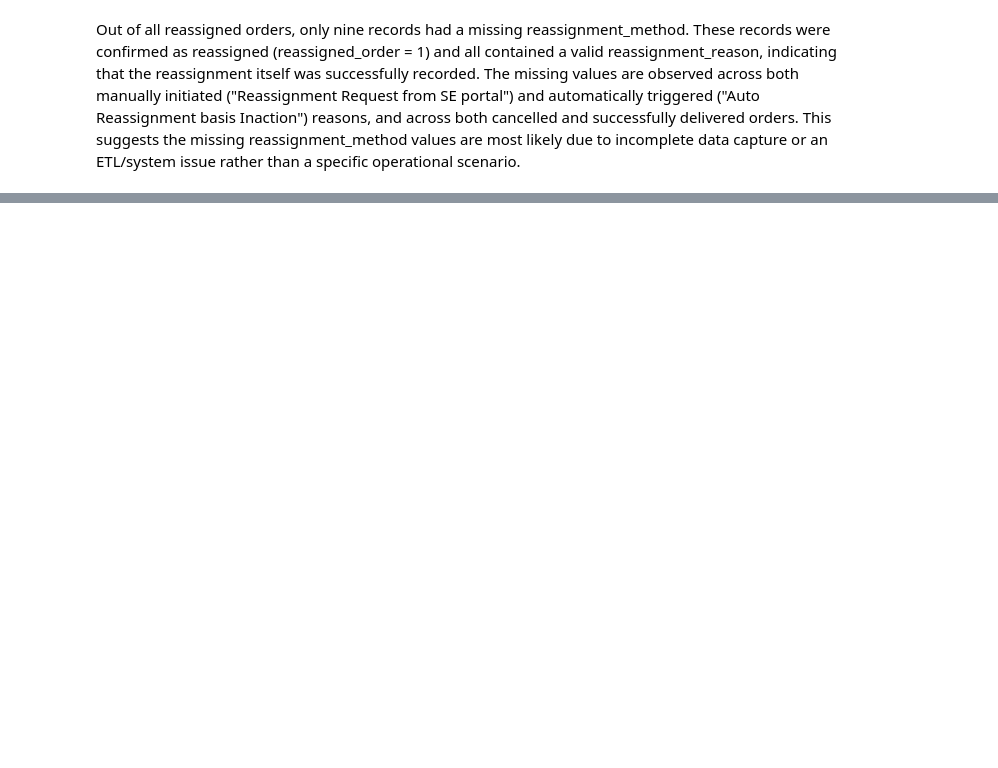
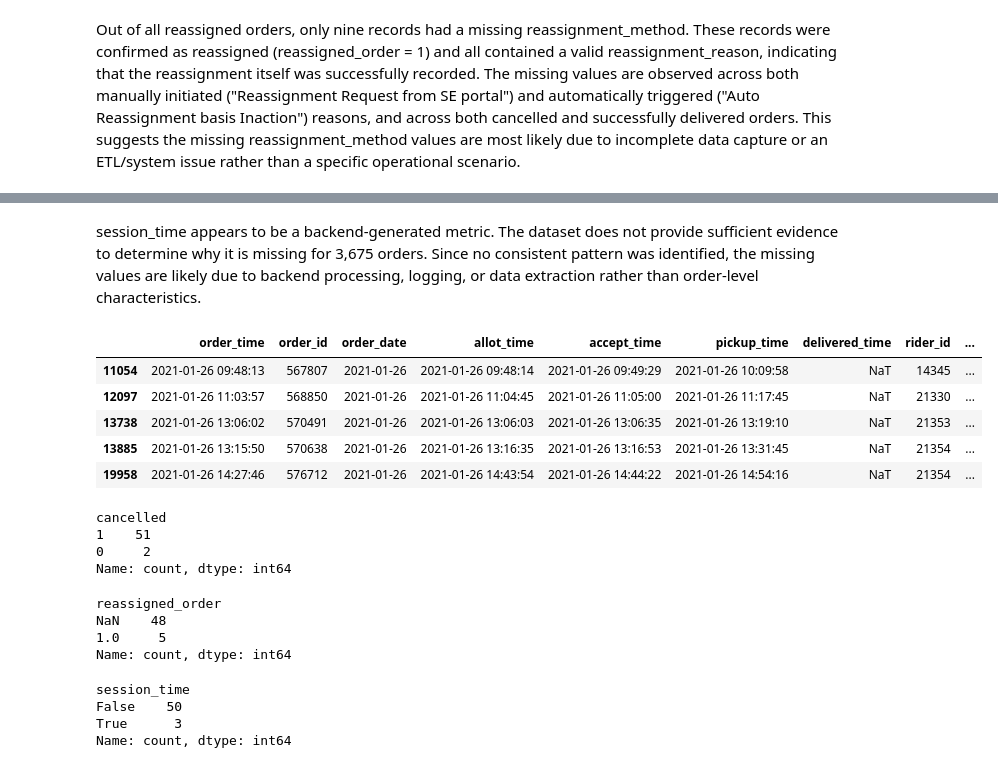
Before and after one commit to Ankush-r7/food_delivery_analytics, a Jupyter notebook: notebooks/data_understanding.ipynb, the cells around one changed output, grey strips where cells are left out. Saved outputs shown, nothing was run; the diff lists cells and outputs as text; code cells hidden in the pictures; blank space fills up the shorter version.

```diff
--- a/notebooks/data_understanding.ipynb
+++ b/notebooks/data_understanding.ipynb
@@ -433,0 +636,32 @@ Out of all reassigned orders, only nine records had a missing reassignment_metho
+# %% [markdown]
+session_time appears to be a backend-generated metric. The dataset does not provide sufficient evidence to determine why it is missing for 3,675 orders. Since no consistent pattern was identified, the missing values are likely due to backend processing, logging, or data extraction rather than order-level characteristics.
+# %%
+df[df['lifetime_order_count'].isna()].head()
+# %% [output]
+|  | order_time | order_id | order_date | allot_time | accept_time | pickup_time | delivered_time | rider_id | ... |
+| 11054 | 2021-01-26 09:48:13 | 567807 | 2021-01-26 | 2021-01-26 09:48:14 | 2021-01-26 09:49:29 | 2021-01-26 10:09:58 | NaT | 14345 | ... |
+| 12097 | 2021-01-26 11:03:57 | 568850 | 2021-01-26 | 2021-01-26 11:04:45 | 2021-01-26 11:05:00 | 2021-01-26 11:17:45 | NaT | 21330 | ... |
+| 13738 | 2021-01-26 13:06:02 | 570491 | 2021-01-26 | 2021-01-26 13:06:03 | 2021-01-26 13:06:35 | 2021-01-26 13:19:10 | NaT | 21353 | ... |
+| 13885 | 2021-01-26 13:15:50 | 570638 | 2021-01-26 | 2021-01-26 13:16:35 | 2021-01-26 13:16:53 | 2021-01-26 13:31:45 | NaT | 21354 | ... |
+| 19958 | 2021-01-26 14:27:46 | 576712 | 2021-01-26 | 2021-01-26 14:43:54 | 2021-01-26 14:44:22 | 2021-01-26 14:54:16 | NaT | 21354 | ... |
+# %%
+df[df['lifetime_order_count'].isna()]['cancelled'].value_counts(dropna=False)
+# %% [output]
+cancelled
+1    51
+0     2
+Name: count, dtype: int64
+# %%
+df[df['lifetime_order_count'].isna()]['reassigned_order'].value_counts(dropna=False)
+# %% [output]
+reassigned_order
+NaN    48
+1.0     5
+Name: count, dtype: int64
+# %%
+df[df['lifetime_order_count'].isna()]['session_time'].isna().value_counts()
+# %% [output]
+session_time
+False    50
+True      3
+Name: count, dtype: int64
```
Also changed, not shown: parts of 29 cells of this notebook.
